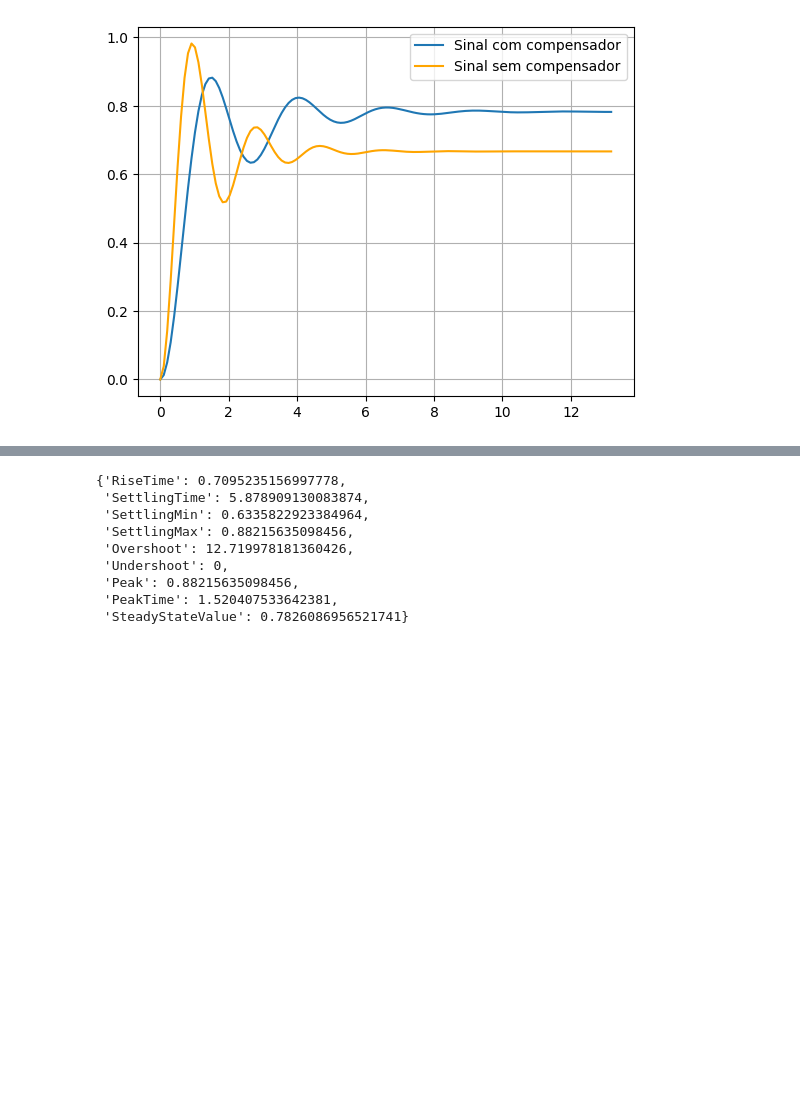
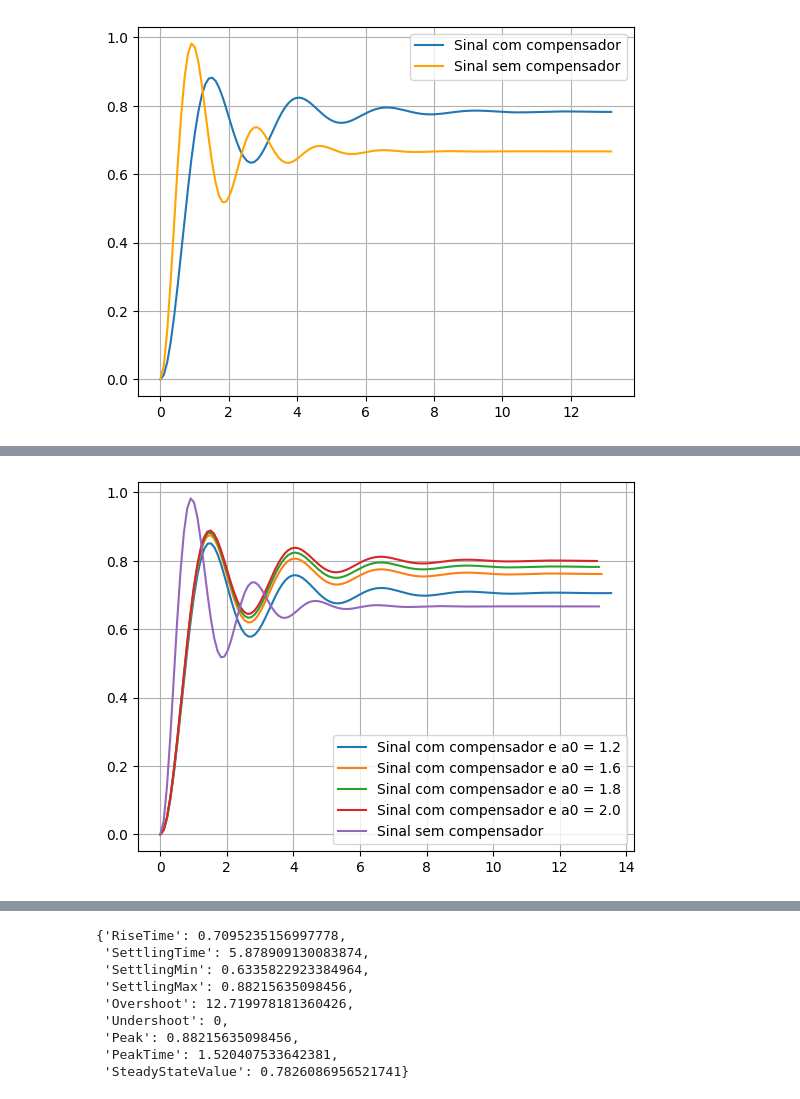
Before and after one commit to JoaoYukio/PCO119, a Jupyter notebook: Atividade 5/Atividade5.ipynb, the cells around one changed output, grey strips where cells are left out. Saved outputs shown, nothing was run; the diff lists cells and outputs as text; code cells hidden in the pictures; blank space fills up the shorter version.

```diff
--- a/Atividade 5/Atividade5.ipynb
+++ b/Atividade 5/Atividade5.ipynb
@@ -265,5 +256,11 @@ plt.grid()
 # %%
 T, yout = control.step_response(control.feedback(SisCont))
+# %%
+T1, yout1 = control.step_response(control.feedback(SisCont))
+# %%
+T3, yout3 = control.step_response(control.feedback(SisCont))
+# %%
+T4, yout4 = control.step_response(control.feedback(SisCont))
 # %%
 T2, yout2 = control.step_response(control.feedback(Gs), T = T)
 # %%
@@ -280,2 +286,12 @@ plt.grid()
+# %%
+plt.plot(T, yout, label = 'Sinal com compensador e a0 = 1.2')
+plt.plot(T1, yout1, label = 'Sinal com compensador e a0 = 1.6')
+plt.plot(T3, yout3, label = 'Sinal com compensador e a0 = 1.8')
+plt.plot(T4, yout4, label = 'Sinal com compensador e a0 = 2.0')
+plt.plot(T2, yout2, label =  'Sinal sem compensador')
+plt.legend()
+plt.grid()
+# %% [output]
+[figure, added]
 # %%
 # Root locus
```
Also changed, not shown: parts of 17 cells of this notebook.
